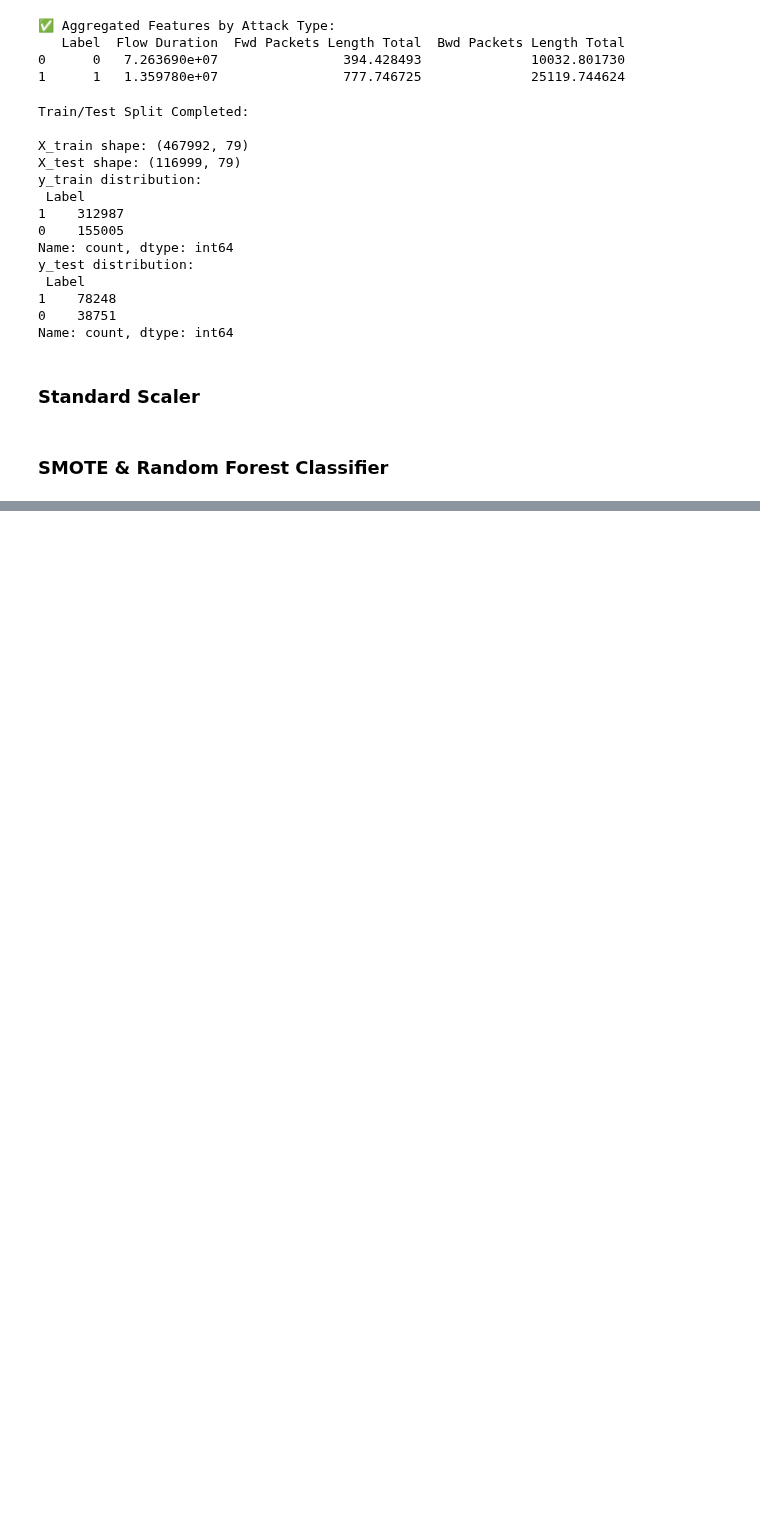
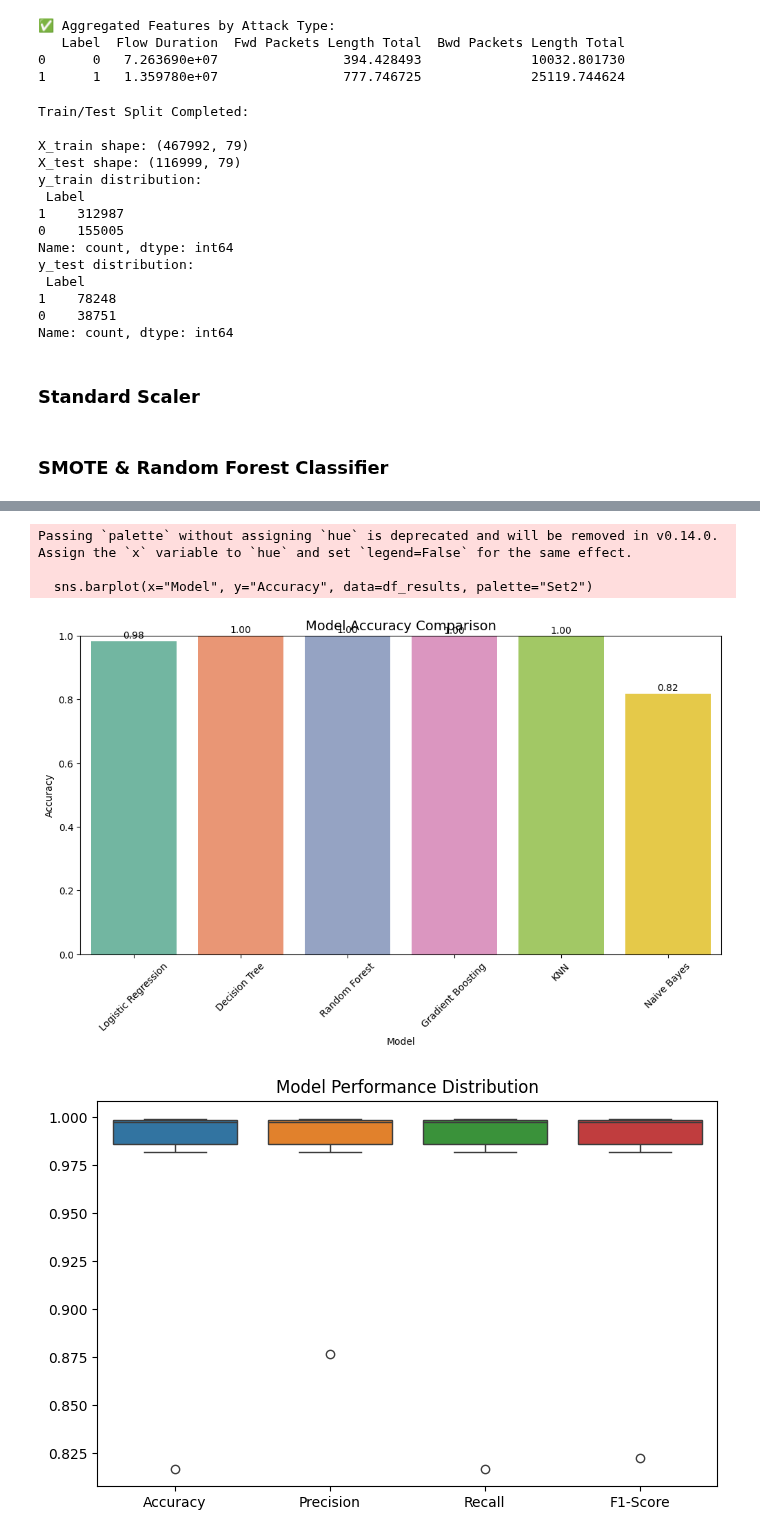
Before and after one commit to vitesh2186/SentinelNet, a Jupyter notebook: notebooks/final_cic_ids.ipynb, the cells around one changed output, grey strips where cells are left out. Saved outputs shown, nothing was run; the diff lists cells and outputs as text; code cells hidden in the pictures; blank space fills up the shorter version.

Commit message:
Trained and Evaluated using Different Models and Plotted different plots

```diff
--- a/notebooks/final_cic_ids.ipynb
+++ b/notebooks/final_cic_ids.ipynb
@@ -261,19 +291,27 @@ models = {
     "Random Forest": RandomForestClassifier(random_state=42),
     "Gradient Boosting": GradientBoostingClassifier(random_state=42),
     "KNN": KNeighborsClassifier(),
-    "SVM": SVC(probability=True, random_state=42),
     "Naive Bayes": GaussianNB()
 }
 
+results = []
+
 # Train and Evaluate each model
 for name, model in models.items():
-    print(f"\n========== {name} ==========")
     model.fit(X_train_res, y_train_res)
     y_pred = model.predict(X_test_scaled)
 
     acc = accuracy_score(y_test, y_pred)
-    print("Accuracy:", round(acc, 4))
+    report = classification_report(y_test, y_pred, output_dict=True)
+    results.append({
+        "Model": name,
+        "Accuracy": acc,
+        "Precision": report["weighted avg"]["precision"],
+        "Recall": report["weighted avg"]["recall"],
+        "F1-Score": report["weighted avg"]["f1-score"]
+    })
+    print("\nConfusion Matrix:\n", confusion_matrix(y_test, y_pred))
+    print("\nClassification Report:\n", report)
 
-    print("\nConfusion Matrix:\n", confusion_matrix(y_test, y_pred))
-    print("\nClassification Report:\n", classification_report(y_test, y_pred))
+df_results = pd.DataFrame(results)
 # %% [output]
@@ -281,0 +343,28 @@ NameError: name 'X_train_res' is not defined
+# %%
+# Accuracy Bar Plot
+plt.figure(figsize=(12,6))
+sns.barplot(x="Model", y="Accuracy", data=df_results, palette="Set2")
+plt.title("Model Accuracy Comparison", fontsize=14)
+plt.ylim(0,1)
+plt.xticks(rotation=45)
+for i, v in enumerate(df_results["Accuracy"]):
+    plt.text(i, v + 0.01, f"{v:.2f}", ha='center', fontsize=10)
+plt.show()
+
+# Boxplot of Metrics
+plt.figure(figsize=(8,5))
+sns.boxplot(data=df_results.drop("Model", axis=1))
+plt.title("Model Performance Distribution")
+plt.show()
+
+# Heatmap of Metrics
+plt.figure(figsize=(10,5))
+sns.heatmap(df_results.set_index("Model"), annot=True, cmap="coolwarm", fmt=".3f")
+plt.title("Performance Metrics Heatmap")
+plt.show()
+# %% [output]
+Passing `palette` without assigning `hue` is deprecated and will be removed in v0.14.0. Assign the `x` variable to `hue` and set `legend=False` for the same effect.
+
+  sns.barplot(x="Model", y="Accuracy", data=df_results, palette="Set2")
+[figure, added]
+[figure, added]
```
Also changed, not shown: parts of 6 cells of this notebook.
